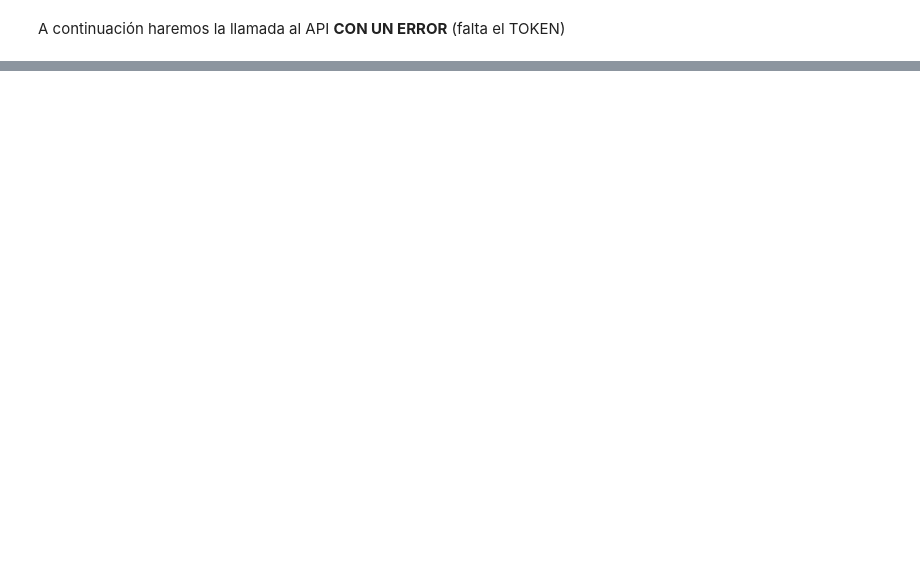
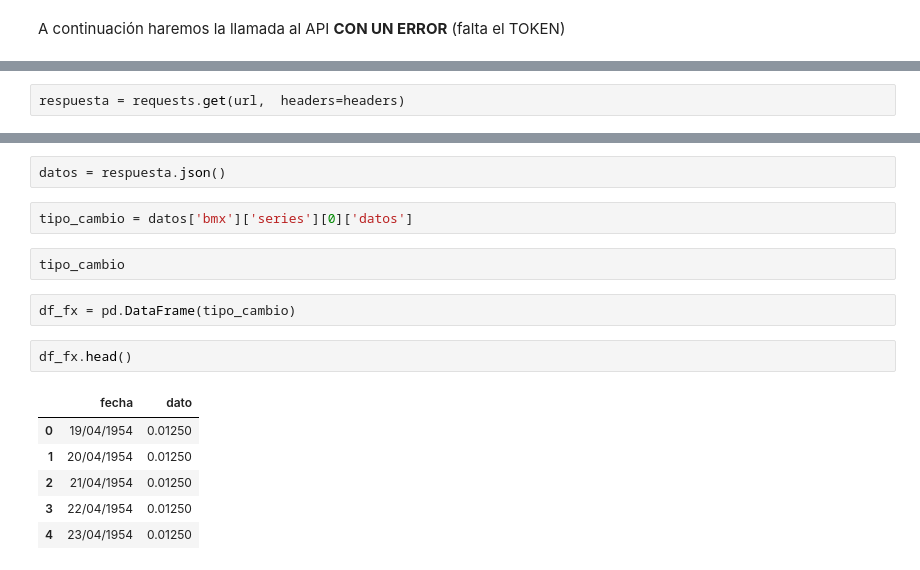
Before and after one commit to carlosdeoncedos/CienciasDatosFinanzas2024_05, a Jupyter notebook: intro_apis.ipynb, the cells around one changed output, grey strips where cells are left out. Drawn from its saved outputs; the diff is of its cells as text; blank space fills up the shorter version.

```diff
--- a/intro_apis.ipynb
+++ b/intro_apis.ipynb
@@ -75,0 +89,2 @@ A continuación haremos la llamada al API **CON UN ERROR** (falta el TOKEN)
+# %%
+respuesta = requests.get(url,  headers=headers)
@@ -75,0 +111,17 @@ A continuación haremos la llamada al API **CON UN ERROR** (falta el TOKEN)
+# %%
+datos = respuesta.json()
+# %%
+tipo_cambio = datos['bmx']['series'][0]['datos']
+# %%
+tipo_cambio
+# %%
+df_fx = pd.DataFrame(tipo_cambio)
+# %%
+df_fx.head()
+# %% [output]
+|  | fecha | dato |
+| 0 | 19/04/1954 | 0.01250 |
+| 1 | 20/04/1954 | 0.01250 |
+| 2 | 21/04/1954 | 0.01250 |
+| 3 | 22/04/1954 | 0.01250 |
+| 4 | 23/04/1954 | 0.01250 |
```
Also changed, not shown: parts of 10 cells of this notebook.
